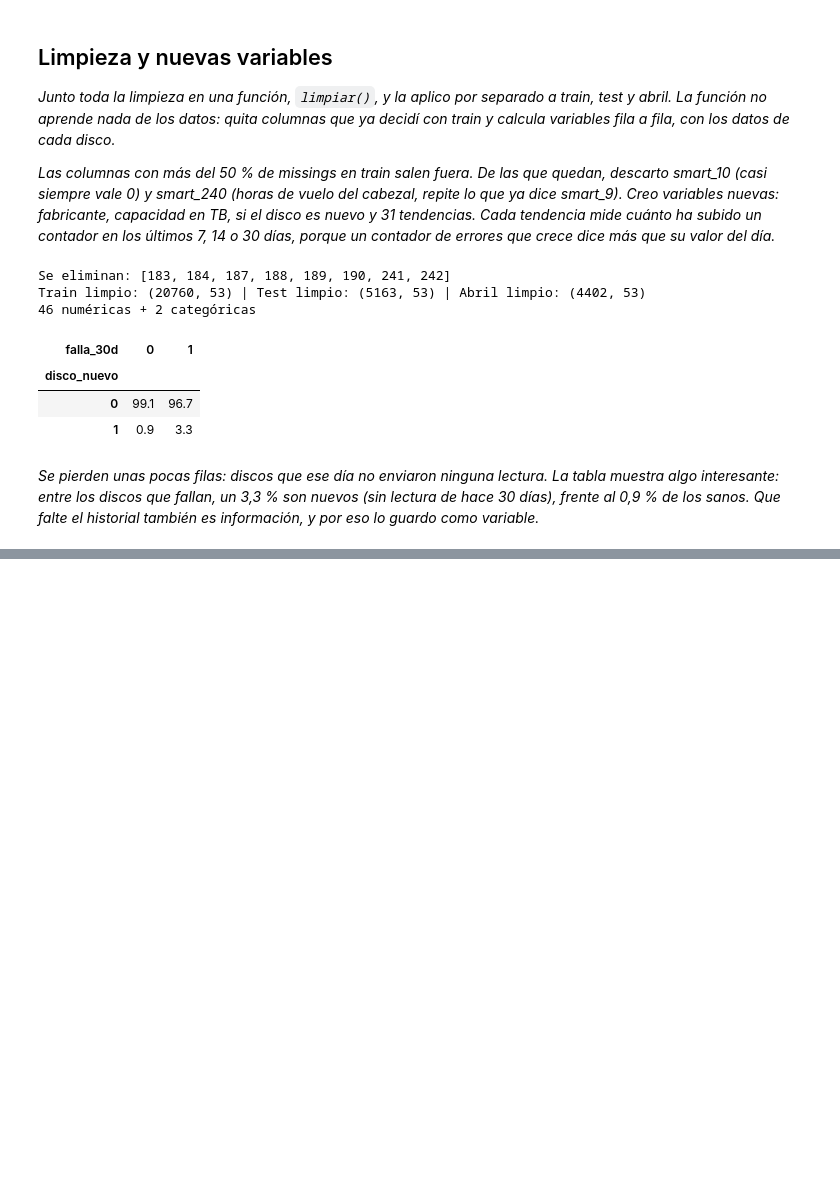
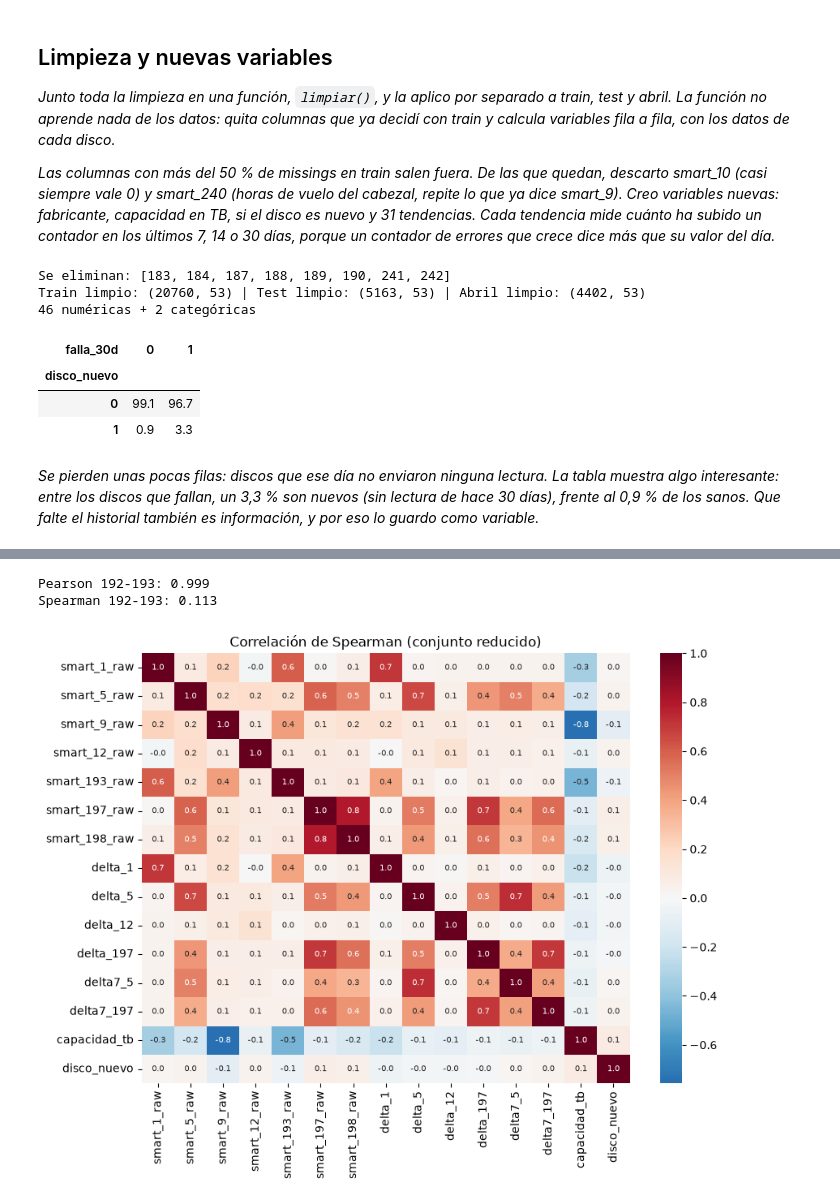
Before and after one commit to Sheilalbgar/uptime-guard, a Jupyter notebook: notebooks/02_LimpiezaEDA.ipynb, the cells around one changed output, grey strips where cells are left out. Drawn from its saved outputs; the diff is of its cells as text; code cells hidden in the pictures; blank space fills up the shorter version.

```diff
--- a/notebooks/02_LimpiezaEDA.ipynb
+++ b/notebooks/02_LimpiezaEDA.ipynb
@@ -178,0 +233,16 @@ Train limpio: (20760, 53) | Test limpio: (5163, 53) | Abril limpio: (4402, 53)
+# %%
+print("Pearson 192-193:", round(train_set["smart_192_raw"].corr(train_set["smart_193_raw"]), 3))
+print("Spearman 192-193:", round(train_set["smart_192_raw"].corr(train_set["smart_193_raw"], method = "spearman"), 3))
+
+reducido = ["smart_1_raw", "smart_5_raw", "smart_9_raw", "smart_12_raw", "smart_193_raw", "smart_197_raw",
+            "smart_198_raw", "delta_1", "delta_5", "delta_12", "delta_197", "delta7_5", "delta7_197",
+            "capacidad_tb", "disco_nuevo"]
+plt.figure(figsize = (9, 7))
+sns.heatmap(train_set[reducido].corr(method = "spearman"), cmap = "RdBu_r", center = 0, annot = True, fmt = ".1f",
+            annot_kws = {"size": 7})
+plt.title("Correlación de Spearman (conjunto reducido)")
+plt.tight_layout()
+# %% [output]
+Pearson 192-193: 0.999
+Spearman 192-193: 0.113
+[figure, added]
```
Also changed, not shown: parts of 17 cells of this notebook, 5 other files.
